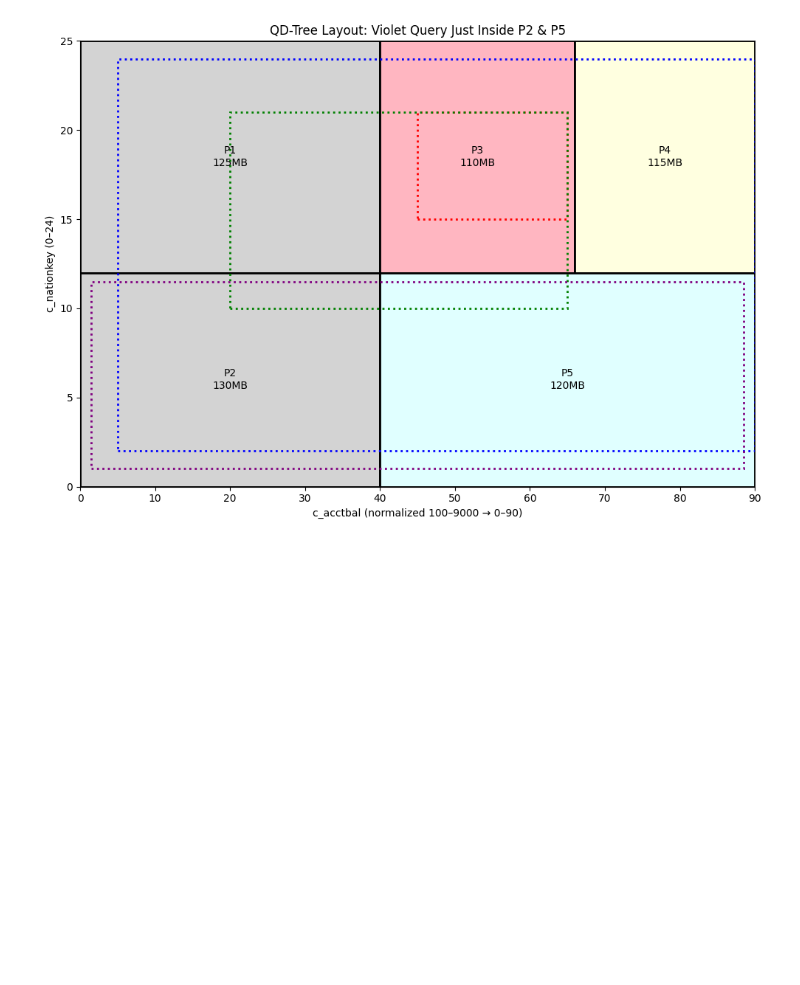
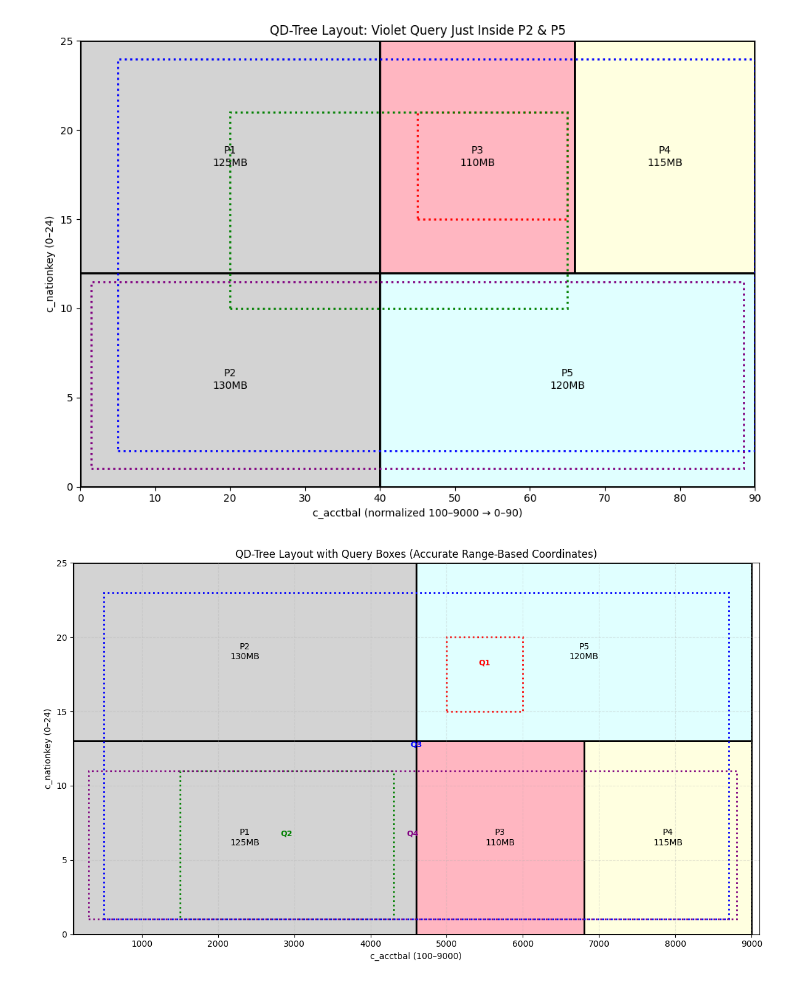
Before and after one commit to Mahima-Dewangan/SUMMER_PROJECT, a Jupyter notebook: PARTITION_2/CODES/Partition_Layout_QF.ipynb, the cells around one changed output. Drawn from its saved outputs; the diff is of its cells as text; code cells hidden in the pictures; blank space fills up the shorter version.

```diff
--- a/PARTITION_2/CODES/Partition_Layout_QF.ipynb
+++ b/PARTITION_2/CODES/Partition_Layout_QF.ipynb
@@ -59,3 +59,66 @@ plt.tight_layout()
 plt.show()
 # %% [output]
 [figure]
+# %%
+import matplotlib.pyplot as plt
+import matplotlib.patches as patches
+
+# Updated partition layout based on actual c_acctbal and c_nationkey ranges
+partitions = {
+    "P1": {"rect": (100, 0), "width": 4600 - 100, "height": 13, "color": 'lightgrey', "size": "125MB"},
+    "P2": {"rect": (100, 13), "width": 4600 - 100, "height": 12, "color": 'lightgrey', "size": "130MB"},
+    "P3": {"rect": (4601, 0), "width": 6800 - 4601, "height": 13, "color": 'lightpink', "size": "110MB"},
+    "P4": {"rect": (6801, 0), "width": 9000 - 6801, "height": 13, "color": 'lightyellow', "size": "115MB"},
+    "P5": {"rect": (4601, 13), "width": 9000 - 4601, "height": 12, "color": 'lightcyan', "size": "120MB"},
+}
+
+# Query boxes (aligned to actual scale)
+queries = {
+    "q1": {"box": (5000, 15, 1000, 5), "color": "red"},        # In P5
+    "q2": {"box": (1500, 1, 2800, 10), "color": "green"},      # In P1
+    "q3": {"box": (500, 1, 8200, 22), "color": "blue"},        # Spans all partitions
+    "q4": {"color": "purple"},  # To be updated
+}
+
+# Adjust q4 to be just inside P2 and P5 boundaries
+padding_x = 200
+padding_y = 1
+x_start = 100 + padding_x
+y_start = 0 + padding_y
+width = (9000 - 100) - 2 * padding_x
+height = 12 - 2 * padding_y
+queries["q4"]["box"] = (x_start, y_start, width, height)
+
+# Plot the figure
+fig, ax = plt.subplots(figsize=(12, 7))
+
+# Draw partitions
+for label, data in partitions.items():
+    x, y = data["rect"]
+    w, h = data["width"], data["height"]
+    ax.add_patch(patches.Rectangle((x, y), w, h, edgecolor="black", facecolor=data["color"], lw=2))
+    ax.text(x + w / 2, y + h / 2, f"{label}\n{data['size']}", ha='center', va='center', fontsize=10)
+
+# Draw query boxes
+for qname, qinfo in queries.items():
+    x, y, w, h = qinfo["box"]
+    ax.add_patch(patches.Rectangle((x, y), w, h,
+                                   edgecolor=qinfo["color"], facecolor='none',
+                                   linestyle='dotted', linewidth=2))
+    ax.text(x + w / 2, y + h / 2 + 0.5, qname.upper(), ha='center', va='bottom',
+            fontsize=9, color=qinfo["color"], fontweight='bold')
+
+# Axis setup
+ax.set_xlim(100, 9100)
+ax.set_ylim(0, 25)
+ax.set_xlabel("c_acctbal (100–9000)")
+ax.set_ylabel("c_nationkey (0–24)")
+ax.set_title("QD-Tree Layout with Query Boxes (Accurate Range-Based Coordinates)")
+plt.grid(True, linestyle='--', alpha=0.3)
+plt.tight_layout()
+
+# Uncomment to save the image
+# plt.savefig("/mnt/data/QD_Tree_Partition_Layout_Accurate.png")
+plt.show()
+# %% [output]
+[figure, added]
```
Also changed, not shown: parts of 1 cell of this notebook, 16 other files.
